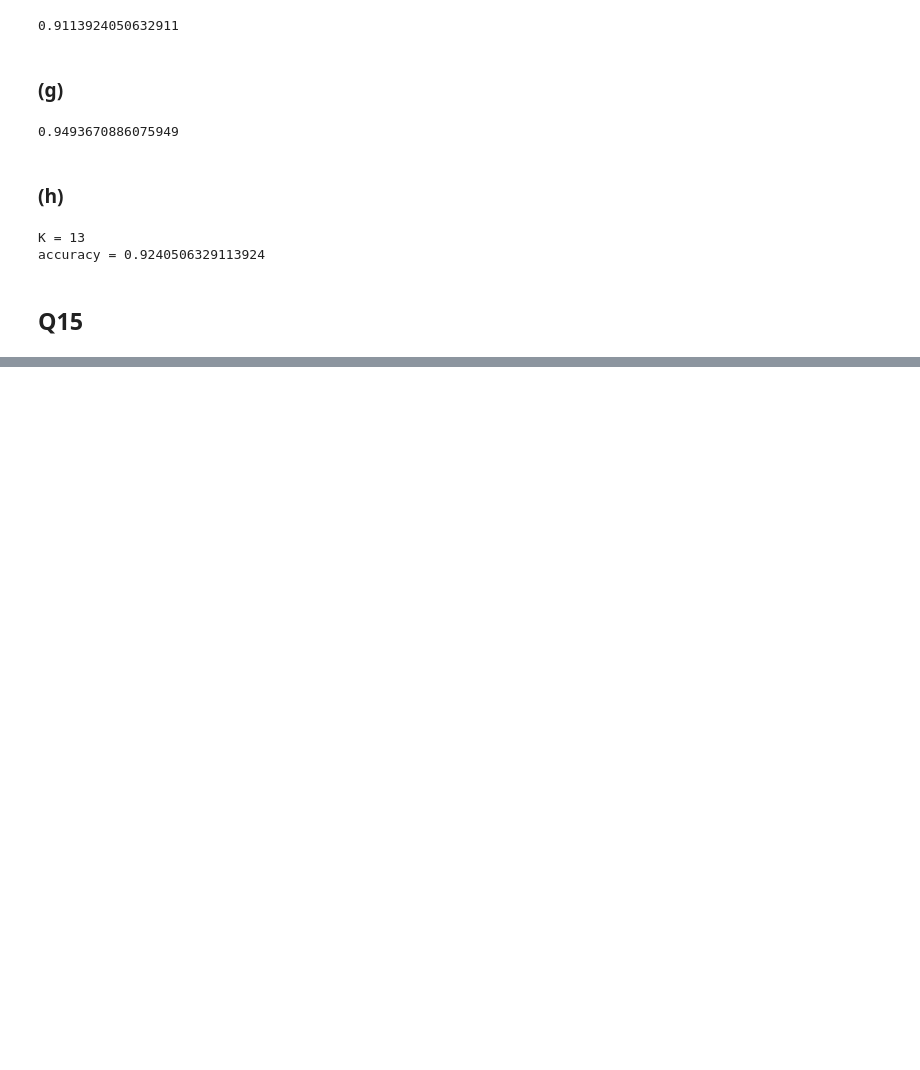
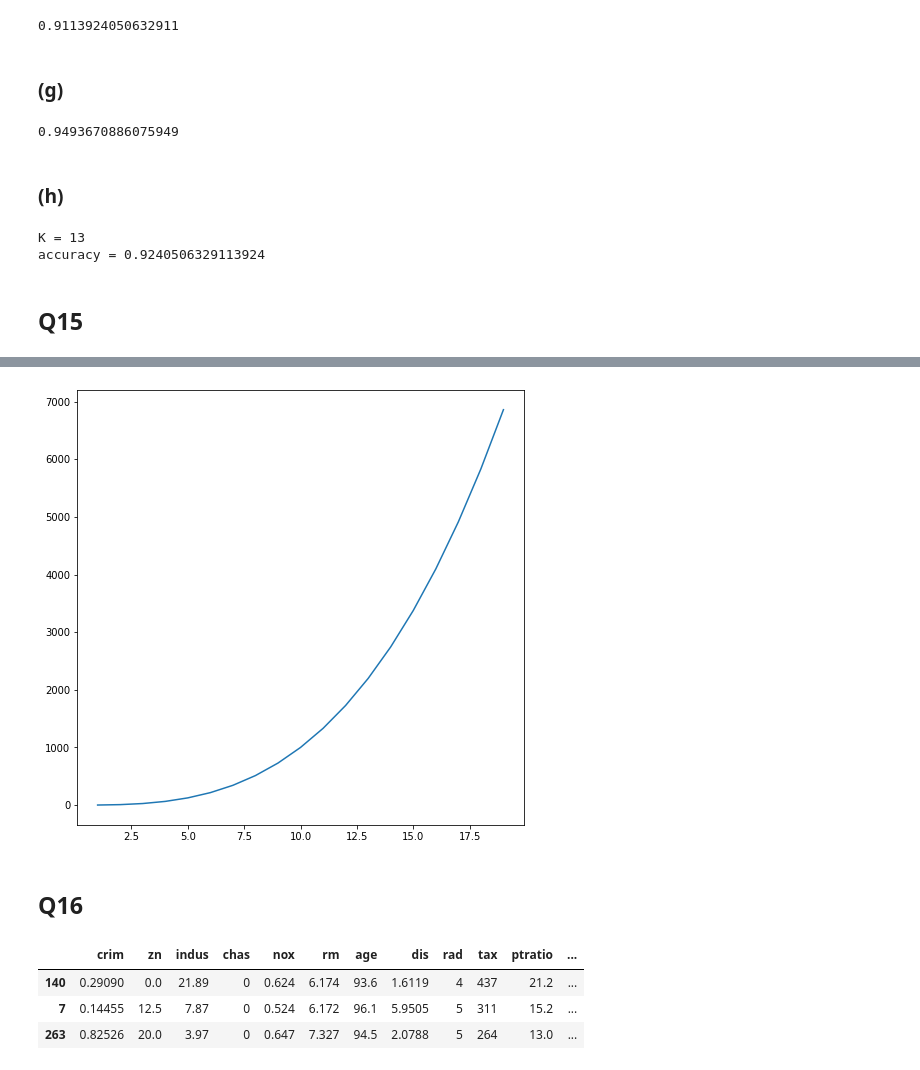
Before and after one commit to Mousavisp/ISLP-Exersises, a Jupyter notebook: Ch04.ipynb, the cells around one changed output, grey strips where cells are left out. Saved outputs shown, nothing was run; the diff lists cells and outputs as text; code cells hidden in the pictures; blank space fills up the shorter version.

```diff
--- a/Ch04.ipynb
+++ b/Ch04.ipynb
@@ -414,0 +477,11 @@ accuracy = 0.9240506329113924
+# %%
+def PlotPower(x, a):
+    plt.figure(figsize=(8, 8))
+    plt.plot(x, Power3(x, a))
+    plt.show()
+# %%
+PlotPower(np.arange(1, 20), 3)
+# %% [output]
+[figure, added]
+# %% [markdown]
+## Q16
@@ -414,0 +490,7 @@ accuracy = 0.9240506329113924
+# %%
+Boston.sample(3)
+# %% [output]
+|  | crim | zn | indus | chas | nox | rm | age | dis | rad | tax | ptratio | ... |
+| 140 | 0.29090 | 0.0 | 21.89 | 0 | 0.624 | 6.174 | 93.6 | 1.6119 | 4 | 437 | 21.2 | ... |
+| 7 | 0.14455 | 12.5 | 7.87 | 0 | 0.524 | 6.172 | 96.1 | 5.9505 | 5 | 311 | 15.2 | ... |
+| 263 | 0.82526 | 20.0 | 3.97 | 0 | 0.647 | 7.327 | 94.5 | 2.0788 | 5 | 264 | 13.0 | ... |
```
Also changed, not shown: parts of 46 cells of this notebook, 1 other file.
